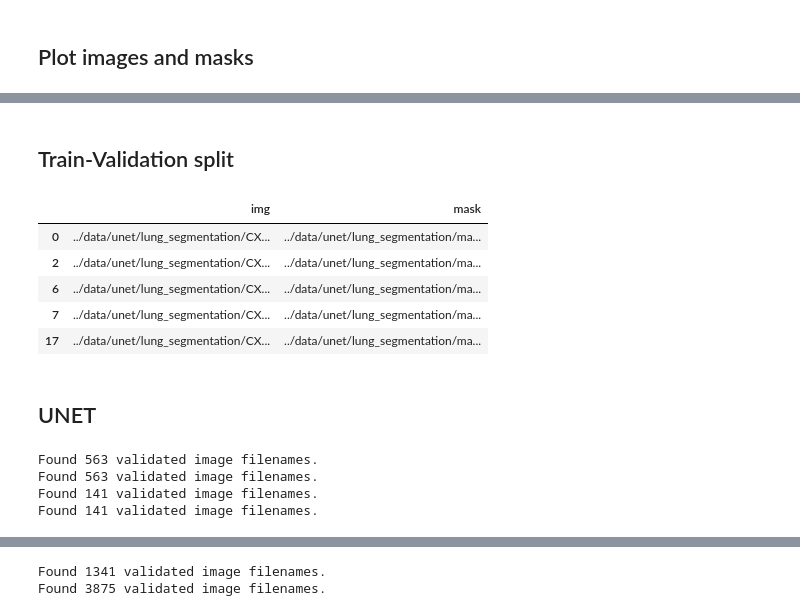
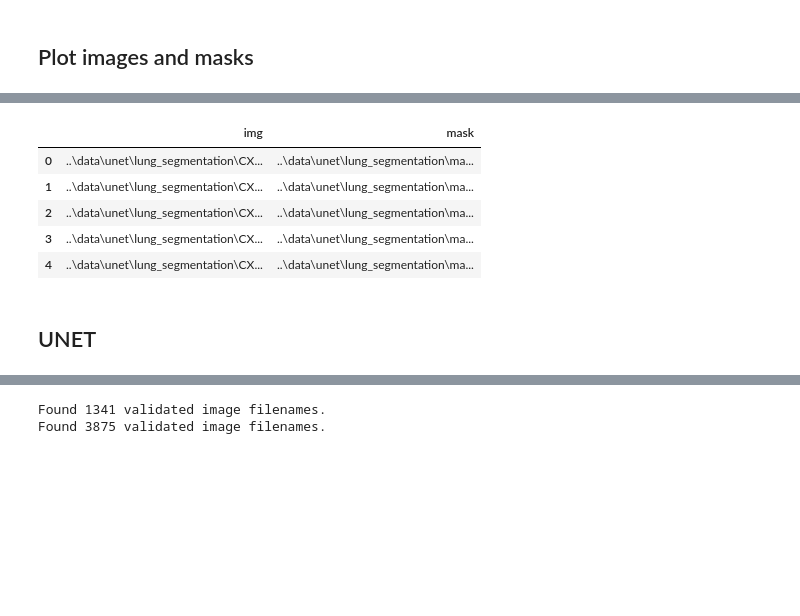
Before and after one commit to ai-explorers/chest_x_ray, a Jupyter notebook: segmentation/unet_lung_segmentation.ipynb, the cells around one changed output, grey strips where cells are left out. Saved outputs shown, nothing was run; the diff lists cells and outputs as text; code cells hidden in the pictures; blank space fills up the shorter version.

```diff
--- a/segmentation/unet_lung_segmentation.ipynb
+++ b/segmentation/unet_lung_segmentation.ipynb
@@ -99,3 +76 @@ plot_img_matrix(img_mask_tuples[:10], 4)
-# %% [markdown]
-## Train-Validation split
 # %%
@@ -105,57 +80,12 @@ test = df.drop(train.index)
-# %%
-test.head()
-# %% [output]
-|  | img | mask |
-| 0 | ../data/unet/lung_segmentation/CX... | ../data/unet/lung_segmentation/ma... |
-| 2 | ../data/unet/lung_segmentation/CX... | ../data/unet/lung_segmentation/ma... |
-| 6 | ../data/unet/lung_segmentation/CX... | ../data/unet/lung_segmentation/ma... |
-| 7 | ../data/unet/lung_segmentation/CX... | ../data/unet/lung_segmentation/ma... |
-| 17 | ../data/unet/lung_segmentation/CX... | ../data/unet/lung_segmentation/ma... |
+# %%
+pd.set_option('display.max_colwidth', -1)
+df_train.head()
+# %% [output]
+|  | img | mask |
+| 0 | ..\data\unet\lung_segmentation\CX... | ..\data\unet\lung_segmentation\ma... |
+| 1 | ..\data\unet\lung_segmentation\CX... | ..\data\unet\lung_segmentation\ma... |
+| 2 | ..\data\unet\lung_segmentation\CX... | ..\data\unet\lung_segmentation\ma... |
+| 3 | ..\data\unet\lung_segmentation\CX... | ..\data\unet\lung_segmentation\ma... |
+| 4 | ..\data\unet\lung_segmentation\CX... | ..\data\unet\lung_segmentation\ma... |
 # %% [markdown]
 ## UNET
-# %%
-train_datagen = ImageDataGenerator(rescale=1./255)
-val_datagen = ImageDataGenerator(rescale=1./255)
-
-img_generator = train_datagen.flow_from_dataframe(
-    dataframe= pd.DataFrame(train['img']), # images
-    directory=None,
-    x_col="img",
-    target_size=(256, 256),
-    class_mode=None,
-    batch_size=32
-)
-mask_generator = train_datagen.flow_from_dataframe(
-    dataframe= pd.DataFrame(train['mask']), # masks
-    directory=None,
-    x_col="mask",
-    target_size=(256, 256),
-    class_mode=None,
-    batch_size=32
-)
-
-val_img_generator = val_datagen.flow_from_dataframe(
-    dataframe= pd.DataFrame(test['img']), # images
-    directory=None,
-    x_col="img",
-    target_size=(256, 256),
-    class_mode=None,
-    batch_size=32
-)
-val_mask_generator = val_datagen.flow_from_dataframe(
-    dataframe= pd.DataFrame(test['mask']), # masks
-    directory=None,
-    x_col="mask",
-    target_size=(256, 256),
-    class_mode=None,
-    batch_size=32
-)
-
-# https://github.com/keras-team/keras/issues/13123#issuecomment-529498919
-train_generator = (pair for pair in zip(img_generator, mask_generator))
-val_generator = (pair for pair in zip(val_img_generator, val_mask_generator))
-# %% [output]
-Found 563 validated image filenames.
-Found 563 validated image filenames.
-Found 141 validated image filenames.
-Found 141 validated image filenames.
```
Also changed, not shown: parts of 34 cells of this notebook.
